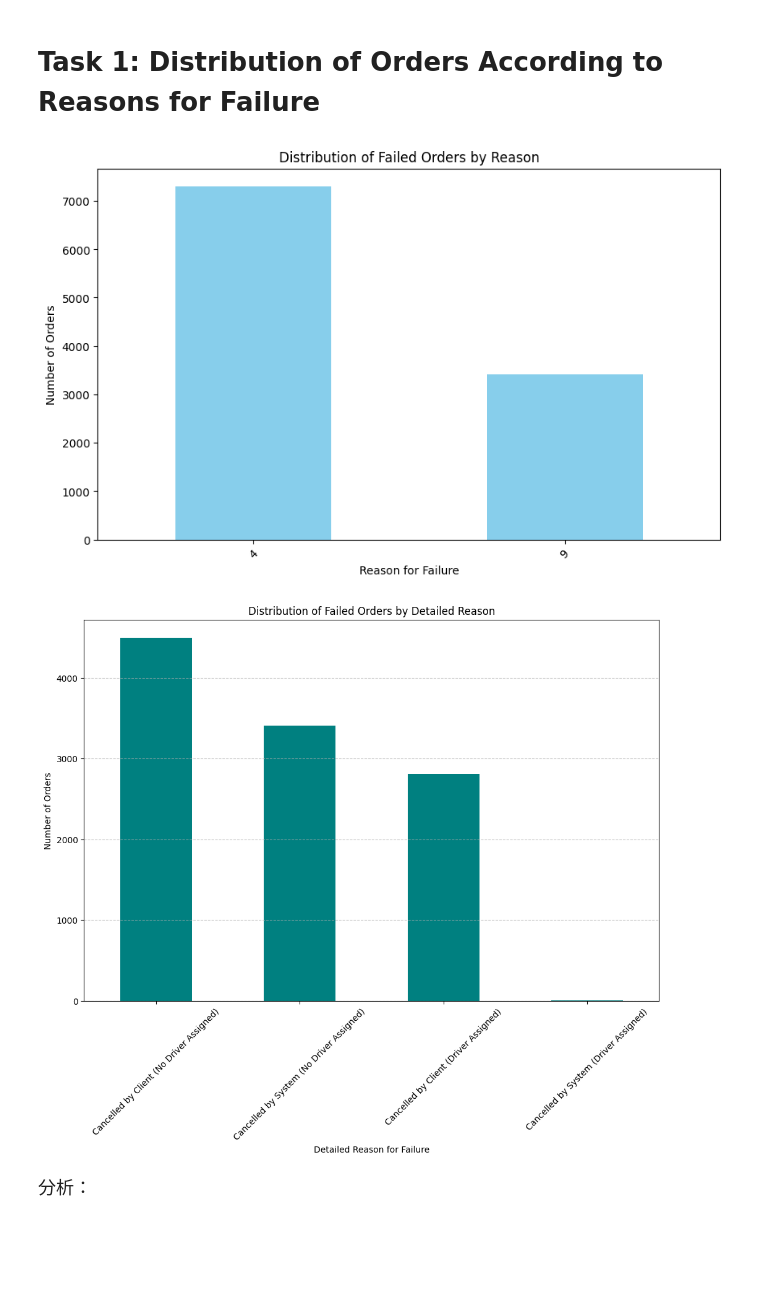
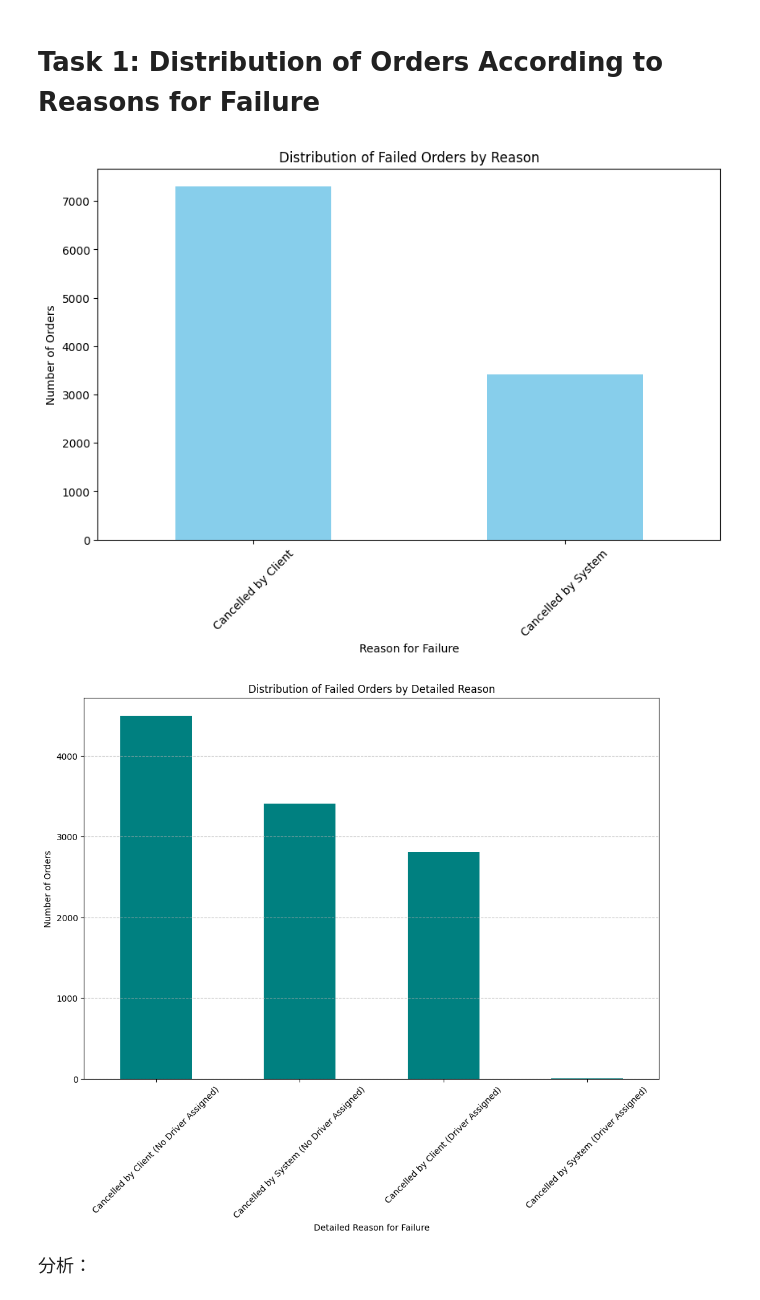
Before and after one commit to SUSTech-STA326/STA326_Assignment2, a Jupyter notebook: STA326_Assignment2_code.ipynb, the cells around one changed output. Drawn from its saved outputs; the diff is of its cells as text; code cells hidden in the pictures; blank space fills up the shorter version.

```diff
--- a/STA326_Assignment2_code.ipynb
+++ b/STA326_Assignment2_code.ipynb
@@ -10,36 +10,36 @@ data_offers = pd.read_csv('datasets/data_offers.csv')
 
 # 标记订单是否有分配司机
 data_orders['driver_assigned'] = data_orders['is_driver_assigned_key'].apply(lambda x: 'Driver Assigned' if x == 1 else 'No Driver Assigned')
 # 标记取消原因：客户取消或系统取消
 data_orders['cancellation_source'] = data_orders['order_status_key'].map({
     4: 'Cancelled by Client',
     9: 'Cancelled by System'
 })
-data_orders['failure_reason'] = data_orders['order_status_key'].where(data_orders['order_status_key'].isin([4, 9]), 'Other')
+
 # 绘制分布图
 plt.figure(figsize=(10, 6))
-data_orders['failure_reason'].value_counts().plot(kind='bar', color='skyblue')
+data_orders['cancellation_source'].value_counts().plot(kind='bar', color='skyblue')
 plt.title('Distribution of Failed Orders by Reason')
 plt.xlabel('Reason for Failure')
 plt.ylabel('Number of Orders')
 plt.xticks(rotation=45)
 plt.show()
 
 # 合并取消原因和司机分配状态，创建新列标记详细原因
 data_orders['detailed_failure_reason'] = data_orders['cancellation_source'] + ' (' + data_orders['driver_assigned'] + ')'
 failure_counts = data_orders['detailed_failure_reason'].value_counts()
 
 # 绘制分布图
 plt.figure(figsize=(12, 8))
 failure_counts.plot(kind='bar', color='teal')
 plt.title('Distribution of Failed Orders by Detailed Reason')
 plt.xlabel('Detailed Reason for Failure')
 plt.ylabel('Number of Orders')
 plt.xticks(rotation=45)
 plt.grid(axis='y', linestyle='--', alpha=0.7)
 plt.show()
 # %% [output]
-[figure, old version]
+[figure, new version]
 [figure]
 # %% [markdown]
 <font size=4>分析：</font>
```
Also changed, not shown: parts of 2 cells of this notebook, 1 other file.
